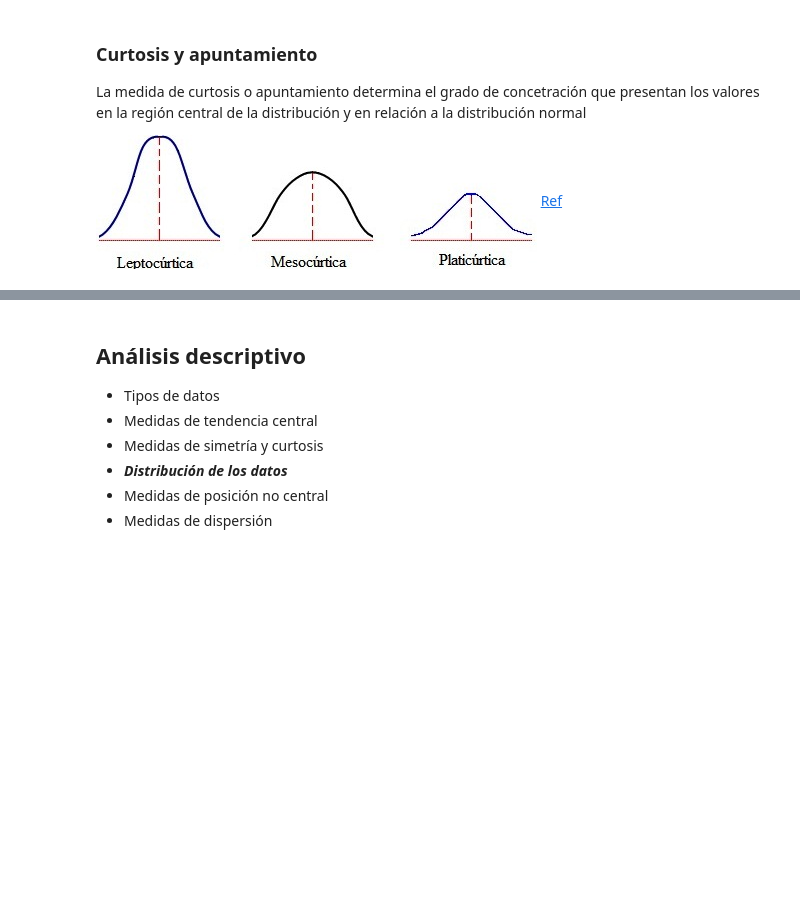
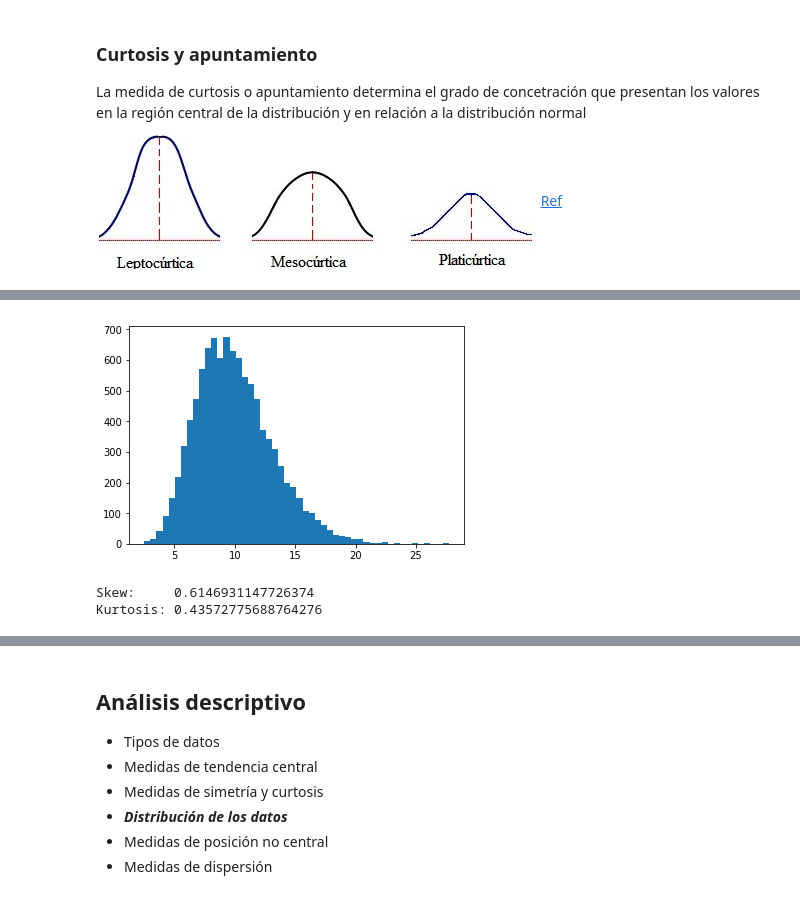
Before and after one commit to aliciapj/intro_ml_python, a Jupyter notebook: 2.1_conseguir_y_analizar_los_datos.ipynb, the cells around one changed output, grey strips where cells are left out. Saved outputs shown, nothing was run; the diff lists cells and outputs as text; code cells hidden in the pictures; blank space fills up the shorter version.

```diff
--- a/2.1_conseguir_y_analizar_los_datos.ipynb
+++ b/2.1_conseguir_y_analizar_los_datos.ipynb
@@ -194,0 +214,12 @@ sp.kurtosis(vals)
+# %%
+# https://docs.scipy.org/doc/scipy-0.13.0/reference/generated/scipy.stats.skew.html
+data_gamma = gamma.rvs(a=10, size=10000)
+plt.hist(data_gamma, 50)
+plt.show()
+
+print(f'Skew:     {skew(data_gamma)}')
+print(f'Kurtosis: {kurtosis(data_gamma)}')
+# %% [output]
+[figure, added]
+Skew:     0.6146931147726374
+Kurtosis: 0.43572775688764276
```
Also changed, not shown: parts of 18 cells of this notebook, 22 other files.
